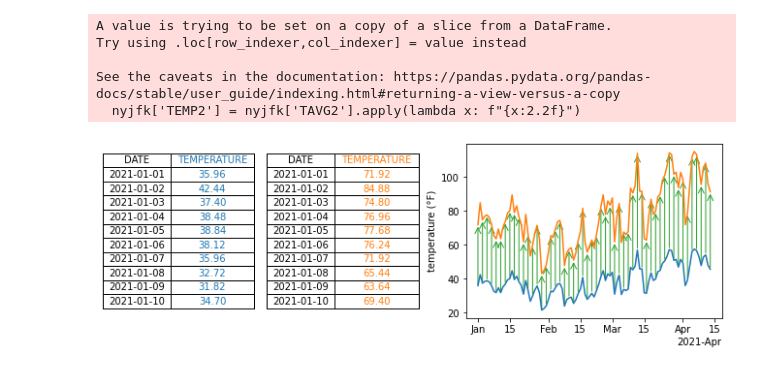
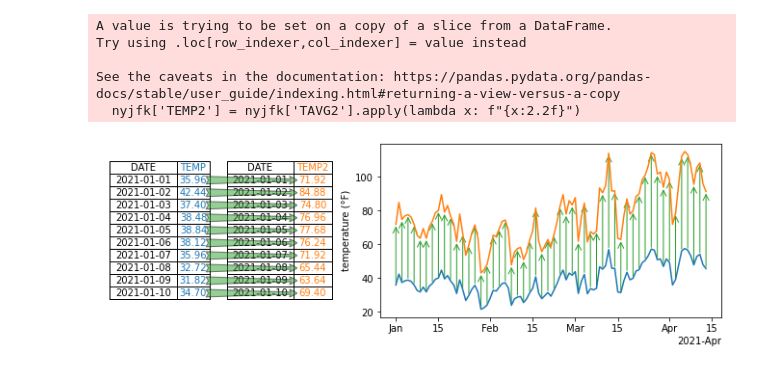
Before and after one commit to story645/proposal, a Jupyter notebook: figures/intro/viz_equivariance.ipynb, the cells around one changed output. Cells and saved outputs as stored; diff of their text form; code cells hidden in the pictures.

```diff
--- a/figures/intro/viz_equivariance.ipynb
+++ b/figures/intro/viz_equivariance.ipynb
@@ -78,33 +78,42 @@ See the caveats in the documentation: https://pandas.pydata.org/pandas-docs/stab
 # %%
 dfs = nyjfk.head(10)
 # %%
-fig, axd = plt.subplot_mosaic([['tab1','tab2', 'time']], gridspec_kw={'width_ratios':[1,1,2]},
+fig, axd = plt.subplot_mosaic([['tab1','tab2', 'time']],
+                              gridspec_kw={'width_ratios':[1,1,3]},
                               constrained_layout=True, figsize=(9,3))
 
 ocolor = 'tab:blue'
 scolor = 'tab:orange'
 gcolor = 'tab:green'
 table_1 = ip.plot_table(axd['tab1'], dfs[['DATE', 'TEMP']], ['k', ocolor], textcolor=None)
 table_2 = ip.plot_table(axd['tab2'], dfs[['DATE', 'TEMP2']], ['k', scolor], textcolor=None)
-table_1[(0,1)].get_text().set_text('TEMPERATURE')
-table_2[(0,1)].get_text().set_text('TEMPERATURE')
+#table_1[(0,1)].get_text().set_text('TEMPERATURE')
+#table_2[(0,1)].get_text().set_text('TEMPERATURE')
 
 axd['time'].plot('DATES', 'TAVG', data=nyjfk, color=ocolor)
 axd['time'].plot('DATES', 'TAVG2', data=nyjfk, color=scolor)
 axd['time'].xaxis.set_major_formatter(mdates.ConciseDateFormatter(mdates.MonthLocator()))
 axd['time'].set_ylabel("temperature (°F)")
 
 for (i, (d, t1, t2)) in nyjfk[['DATES', 'TAVG', 'TAVG2']].iloc[::2].iterrows():
     a1 = mpatches.FancyArrowPatch((d, t1), (d,t2), arrowstyle="->",
                                   linestyle=None, mutation_scale=15, color=gcolor)
     axd['time'].add_artist(a1)
 
 
-#arrow = mpatches.ConnectionPatch(xyA=(x1,y1), coordsA=axt1.transData,
-#                            xyB=(x2,y2), coordsB=axt2.transData,
-#                             arrowstyle="fancy", mutation_scale=20,
-#                            facecolor=gcolor, edgecolor='black', alpha=.5)
+yval = [0.9415011037527594, 0.8311258278145696, 0.7207505518763797,
+        0.6103752759381899, 0.5, 0.38962472406181026,
+        0.2792494481236204, 0.16887417218543058, 0.05849889624724073,
+        -0.05187637969094911]
+x = 0.9565654013203635
+
+for y in yval:
+    arrow = mpatches.ConnectionPatch(xyA=(x-.05,y), coordsA=axd['tab1'].transData,
+                                     xyB=(x-.3,y), coordsB=axd['tab2'].transData,
+                                     arrowstyle="fancy", mutation_scale=20,
+                                     facecolor=gcolor, edgecolor='black', alpha=.5)
+    fig.add_artist(arrow)
 
 fig.savefig(proposal_path/"equivariant.png")
 # %% [output]
-[figure, old version]
+[figure, new version]
```
Also changed, not shown: parts of 5 cells of this notebook, 2 other files.
